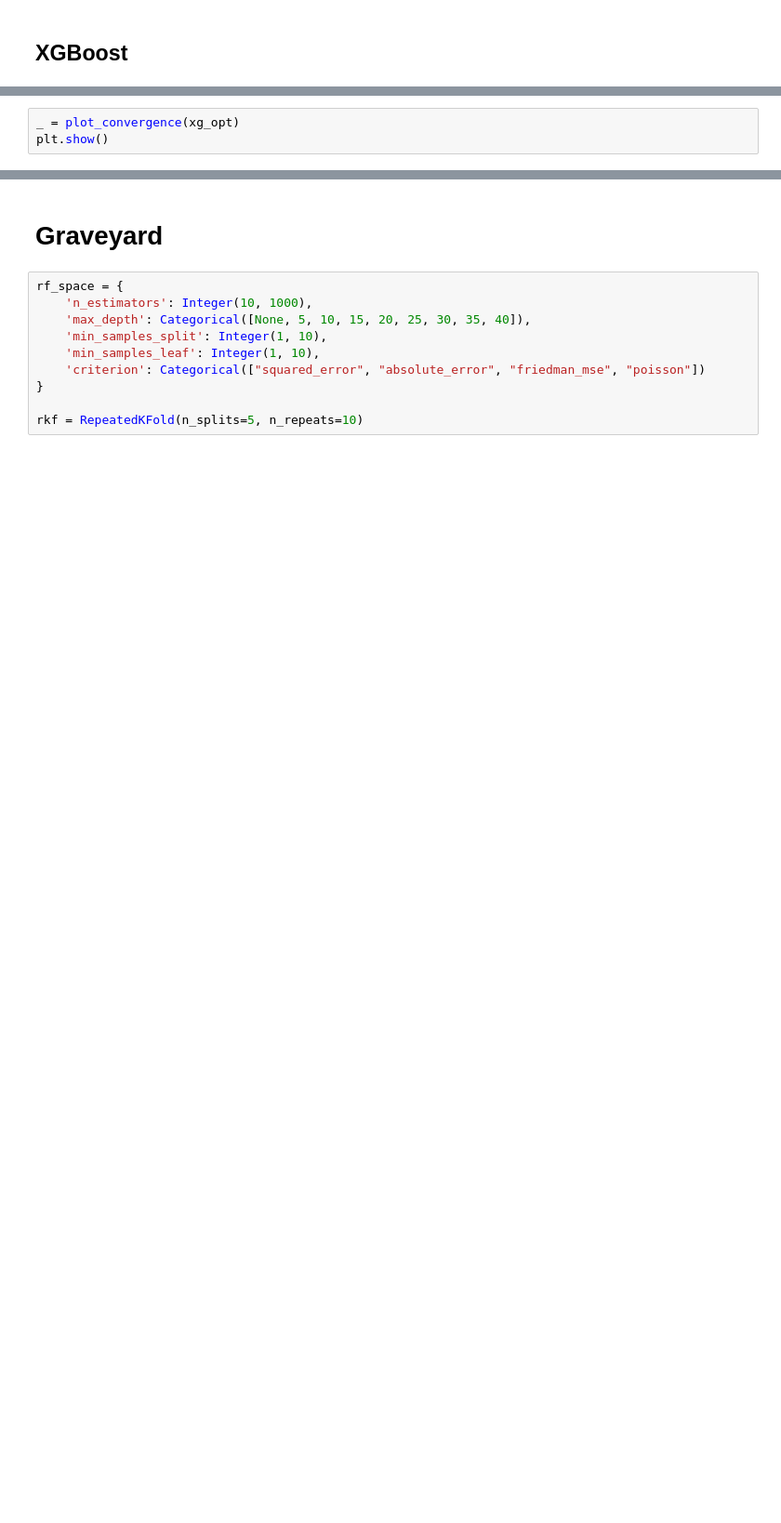
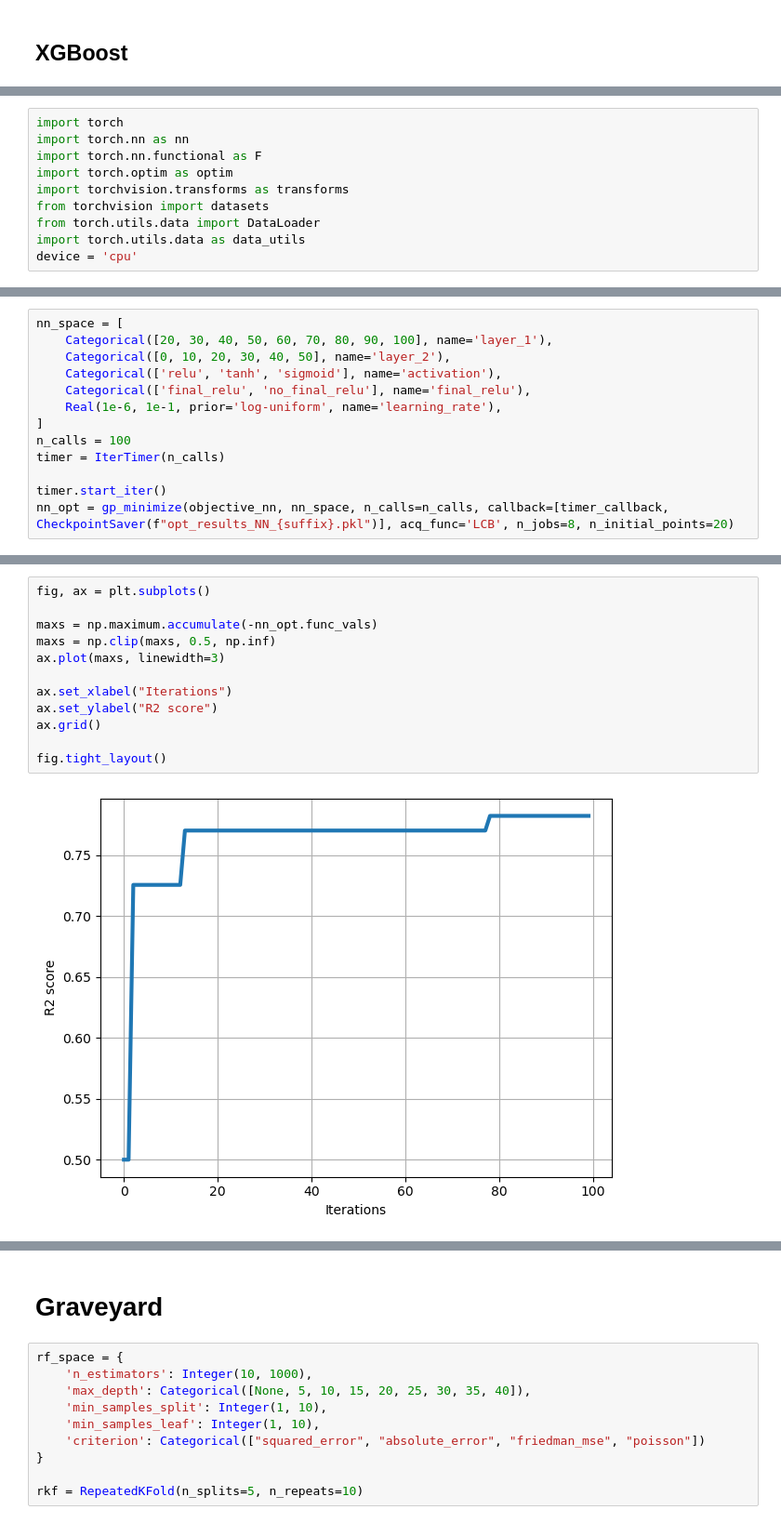
Before and after one commit to montanel/1.C51-Project, a Jupyter notebook: Luca/models_comparison_full_search.ipynb, the cells around one changed output, grey strips where cells are left out. Shown at 93% size. Drawn from its saved outputs; the diff is of its cells as text; blank space fills up the shorter version.

```diff
--- a/Luca/models_comparison_full_search.ipynb
+++ b/Luca/models_comparison_full_search.ipynb
@@ -190,3 +104,0 @@ plt.show()
-# %%
-_ = plot_convergence(xg_opt)
-plt.show()
@@ -276,0 +265,10 @@ fig.tight_layout()
+# %%
+import torch
+import torch.nn as nn
+import torch.nn.functional as F
+import torch.optim as optim
+import torchvision.transforms as transforms
+from torchvision import datasets
+from torch.utils.data import DataLoader
+import torch.utils.data as data_utils
+device = 'cpu'
@@ -276,0 +393,13 @@ fig.tight_layout()
+# %%
+nn_space = [
+    Categorical([20, 30, 40, 50, 60, 70, 80, 90, 100], name='layer_1'),
+    Categorical([0, 10, 20, 30, 40, 50], name='layer_2'),
+    Categorical(['relu', 'tanh', 'sigmoid'], name='activation'),
+    Categorical(['final_relu', 'no_final_relu'], name='final_relu'),
+    Real(1e-6, 1e-1, prior='log-uniform', name='learning_rate'),
+]
+n_calls = 100
+timer = IterTimer(n_calls)
+
+timer.start_iter()
+nn_opt = gp_minimize(objective_nn, nn_space, n_calls=n_calls, callback=[timer_callback, CheckpointSaver(f"opt_results_NN_{suffix}.pkl")], acq_func='LCB', n_jobs=8, n_initial_points=20)
@@ -276,0 +408,14 @@ fig.tight_layout()
+# %%
+fig, ax = plt.subplots()
+
+maxs = np.maximum.accumulate(-nn_opt.func_vals)
+maxs = np.clip(maxs, 0.5, np.inf)
+ax.plot(maxs, linewidth=3)
+
+ax.set_xlabel("Iterations")
+ax.set_ylabel("R2 score")
+ax.grid()
+
+fig.tight_layout()
+# %% [output]
+[figure, added]
```
Also changed, not shown: parts of 90 cells of this notebook, 47 other files.
